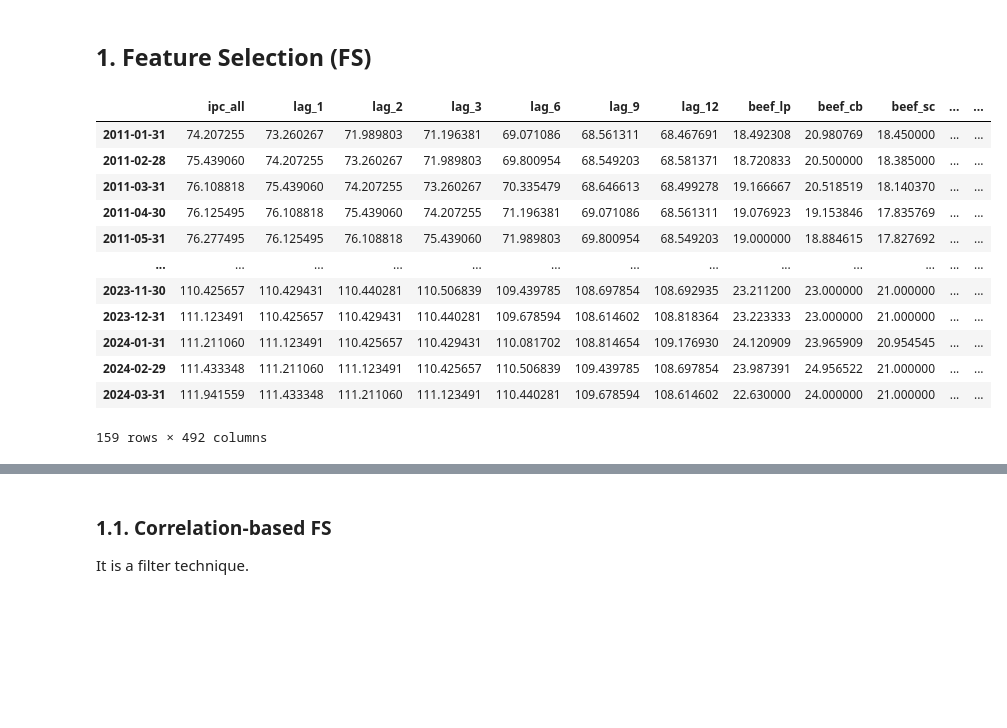
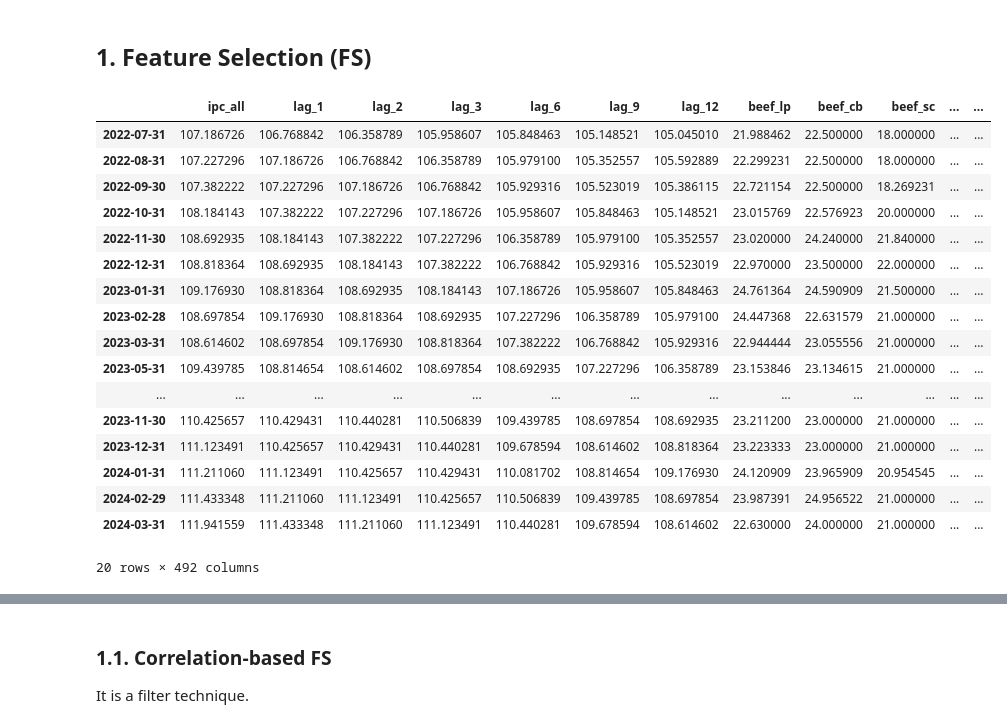
Before and after one commit to osmarbolivar/High-Freq-Inflation-Forecast-2SML, a Jupyter notebook: Feature_Selection.ipynb, the cells around one changed output, grey strips where cells are left out. Saved outputs shown, nothing was run; the diff lists cells and outputs as text; code cells hidden in the pictures; blank space fills up the shorter version.

```diff
--- a/Feature_Selection.ipynb
+++ b/Feature_Selection.ipynb
@@ -33,21 +33,29 @@ def preprocess_data(df, period):
     return df_copy.dropna(axis=1)
 # %% [markdown]
 ## **1. Feature Selection (FS)**
-# %%
-dataset_m = pd.read_csv("./Data/M_DATASET.csv", index_col=0)
-dataset_m['exchange'] = 1/dataset_m['exchange']  ## to ensure a positive correlation
-dataset_m
-# %% [output]
-|  | ipc_all | lag_1 | lag_2 | lag_3 | lag_6 | lag_9 | lag_12 | beef_lp | beef_cb | beef_sc | ... | ... |
-| 2011-01-31 | 74.207255 | 73.260267 | 71.989803 | 71.196381 | 69.071086 | 68.561311 | 68.467691 | 18.492308 | 20.980769 | 18.450000 | ... | ... |
-| 2011-02-28 | 75.439060 | 74.207255 | 73.260267 | 71.989803 | 69.800954 | 68.549203 | 68.581371 | 18.720833 | 20.500000 | 18.385000 | ... | ... |
-| 2011-03-31 | 76.108818 | 75.439060 | 74.207255 | 73.260267 | 70.335479 | 68.646613 | 68.499278 | 19.166667 | 20.518519 | 18.140370 | ... | ... |
-| 2011-04-30 | 76.125495 | 76.108818 | 75.439060 | 74.207255 | 71.196381 | 69.071086 | 68.561311 | 19.076923 | 19.153846 | 17.835769 | ... | ... |
-| 2011-05-31 | 76.277495 | 76.125495 | 76.108818 | 75.439060 | 71.989803 | 69.800954 | 68.549203 | 19.000000 | 18.884615 | 17.827692 | ... | ... |
-| ... | ... | ... | ... | ... | ... | ... | ... | ... | ... | ... | ... | ... |
-| 2023-11-30 | 110.425657 | 110.429431 | 110.440281 | 110.506839 | 109.439785 | 108.697854 | 108.692935 | 23.211200 | 23.000000 | 21.000000 | ... | ... |
-| 2023-12-31 | 111.123491 | 110.425657 | 110.429431 | 110.440281 | 109.678594 | 108.614602 | 108.818364 | 23.223333 | 23.000000 | 21.000000 | ... | ... |
-| 2024-01-31 | 111.211060 | 111.123491 | 110.425657 | 110.429431 | 110.081702 | 108.814654 | 109.176930 | 24.120909 | 23.965909 | 20.954545 | ... | ... |
-| 2024-02-29 | 111.433348 | 111.211060 | 111.123491 | 110.425657 | 110.506839 | 109.439785 | 108.697854 | 23.987391 | 24.956522 | 21.000000 | ... | ... |
-| 2024-03-31 | 111.941559 | 111.433348 | 111.211060 | 111.123491 | 110.440281 | 109.678594 | 108.614602 | 22.630000 | 24.000000 | 21.000000 | ... | ... |
-159 rows × 492 columns
+# %%
+dataset = pd.read_csv('./Data/FINAL_DATASET.csv', index_col=0)
+
+dataset_m = dataset.copy().query('freq == "month"').drop(columns=['freq'])
+dataset_w = dataset.copy().query('freq == "week"').drop(columns=['freq'])
+# %%
+dataset_m.tail(20)
+# %% [output]
+|  | ipc_all | lag_1 | lag_2 | lag_3 | lag_6 | lag_9 | lag_12 | beef_lp | beef_cb | beef_sc | ... | ... |
+| 2022-07-31 | 107.186726 | 106.768842 | 106.358789 | 105.958607 | 105.848463 | 105.148521 | 105.045010 | 21.988462 | 22.500000 | 18.000000 | ... | ... |
+| 2022-08-31 | 107.227296 | 107.186726 | 106.768842 | 106.358789 | 105.979100 | 105.352557 | 105.592889 | 22.299231 | 22.500000 | 18.000000 | ... | ... |
+| 2022-09-30 | 107.382222 | 107.227296 | 107.186726 | 106.768842 | 105.929316 | 105.523019 | 105.386115 | 22.721154 | 22.500000 | 18.269231 | ... | ... |
+| 2022-10-31 | 108.184143 | 107.382222 | 107.227296 | 107.186726 | 105.958607 | 105.848463 | 105.148521 | 23.015769 | 22.576923 | 20.000000 | ... | ... |
+| 2022-11-30 | 108.692935 | 108.184143 | 107.382222 | 107.227296 | 106.358789 | 105.979100 | 105.352557 | 23.020000 | 24.240000 | 21.840000 | ... | ... |
+| 2022-12-31 | 108.818364 | 108.692935 | 108.184143 | 107.382222 | 106.768842 | 105.929316 | 105.523019 | 22.970000 | 23.500000 | 22.000000 | ... | ... |
+| 2023-01-31 | 109.176930 | 108.818364 | 108.692935 | 108.184143 | 107.186726 | 105.958607 | 105.848463 | 24.761364 | 24.590909 | 21.500000 | ... | ... |
+| 2023-02-28 | 108.697854 | 109.176930 | 108.818364 | 108.692935 | 107.227296 | 106.358789 | 105.979100 | 24.447368 | 22.631579 | 21.000000 | ... | ... |
+| 2023-03-31 | 108.614602 | 108.697854 | 109.176930 | 108.818364 | 107.382222 | 106.768842 | 105.929316 | 22.944444 | 23.055556 | 21.000000 | ... | ... |
+| 2023-05-31 | 109.439785 | 108.814654 | 108.614602 | 108.697854 | 108.692935 | 107.227296 | 106.358789 | 23.153846 | 23.134615 | 21.000000 | ... | ... |
+| ... | ... | ... | ... | ... | ... | ... | ... | ... | ... | ... | ... | ... |
+| 2023-11-30 | 110.425657 | 110.429431 | 110.440281 | 110.506839 | 109.439785 | 108.697854 | 108.692935 | 23.211200 | 23.000000 | 21.000000 | ... | ... |
+| 2023-12-31 | 111.123491 | 110.425657 | 110.429431 | 110.440281 | 109.678594 | 108.614602 | 108.818364 | 23.223333 | 23.000000 | 21.000000 | ... | ... |
+| 2024-01-31 | 111.211060 | 111.123491 | 110.425657 | 110.429431 | 110.081702 | 108.814654 | 109.176930 | 24.120909 | 23.965909 | 20.954545 | ... | ... |
+| 2024-02-29 | 111.433348 | 111.211060 | 111.123491 | 110.425657 | 110.506839 | 109.439785 | 108.697854 | 23.987391 | 24.956522 | 21.000000 | ... | ... |
+| 2024-03-31 | 111.941559 | 111.433348 | 111.211060 | 111.123491 | 110.440281 | 109.678594 | 108.614602 | 22.630000 | 24.000000 | 21.000000 | ... | ... |
+20 rows × 492 columns
```
Also changed, not shown: parts of 29 cells of this notebook, 6 other files.
